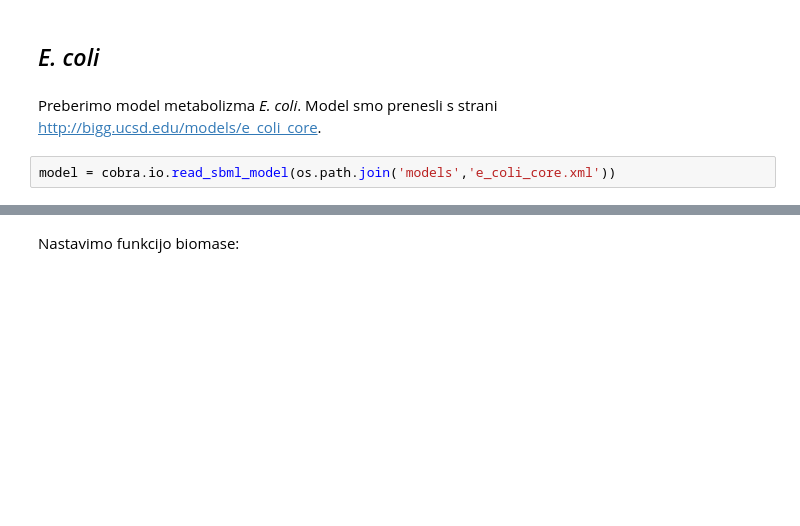
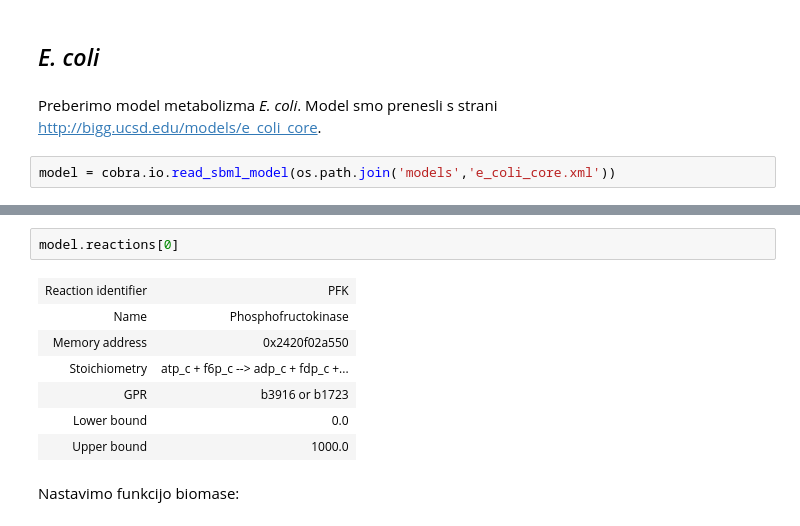
Before and after one commit to mmoskon/BioMed2223, a Jupyter notebook: 00_basic.ipynb, the cells around one changed output, grey strips where cells are left out. Drawn from its saved outputs; the diff is of its cells as text; blank space fills up the shorter version.

```diff
--- a/00_basic.ipynb
+++ b/00_basic.ipynb
@@ -26,2 +35,12 @@ model
+# %%
+model.reactions[0]
+# %% [output]
+| Reaction identifier | PFK |
+| Name | Phosphofructokinase |
+| Memory address | 0x2420f02a550 |
+| Stoichiometry | atp_c + f6p_c --> adp_c + fdp_c +... |
+| GPR | b3916 or b1723 |
+| Lower bound | 0.0 |
+| Upper bound | 1000.0 |
 # %% [markdown]
 Nastavimo funkcijo biomase:
```
Also changed, not shown: parts of 23 cells of this notebook, 10 other files.
